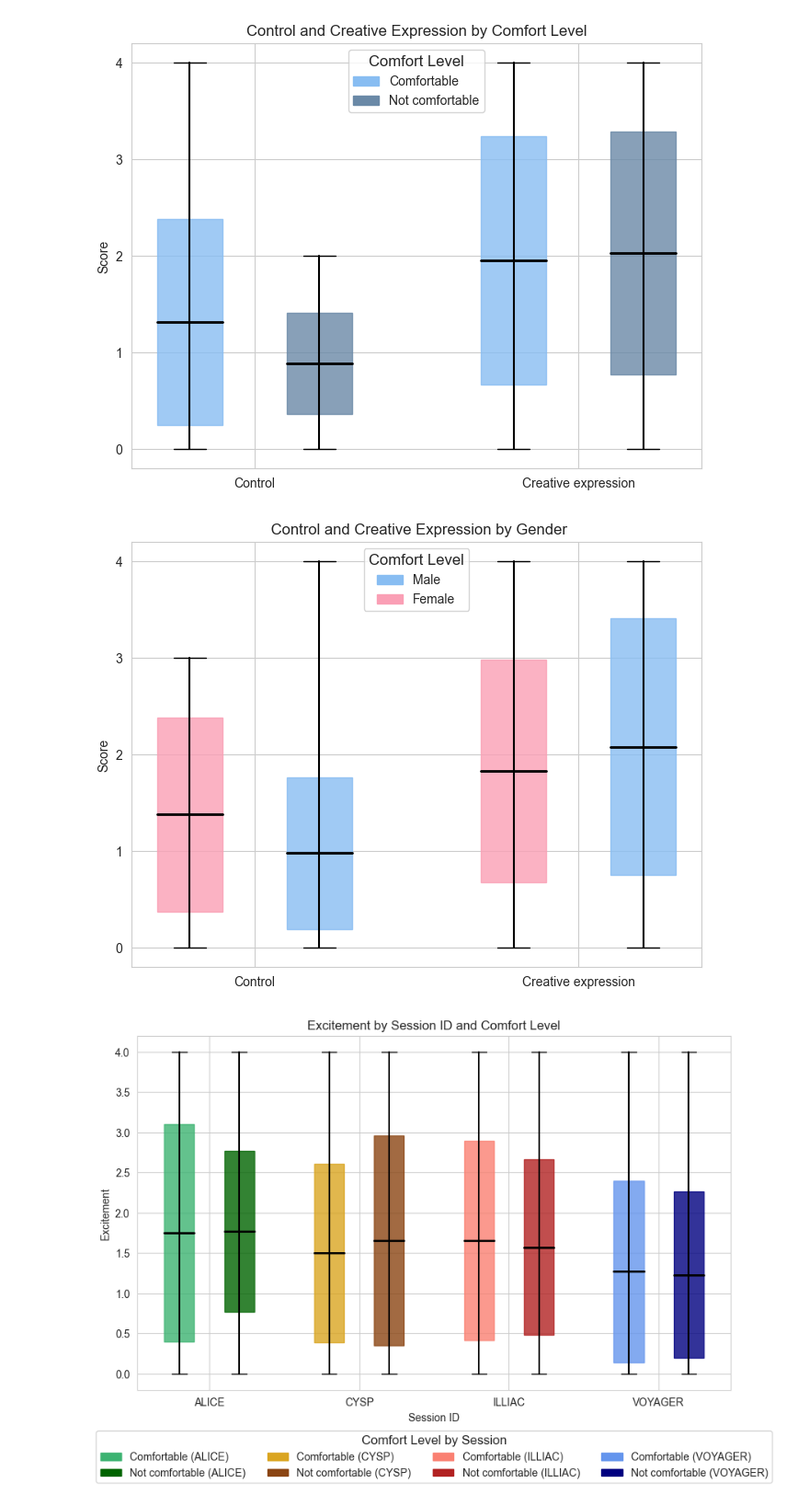
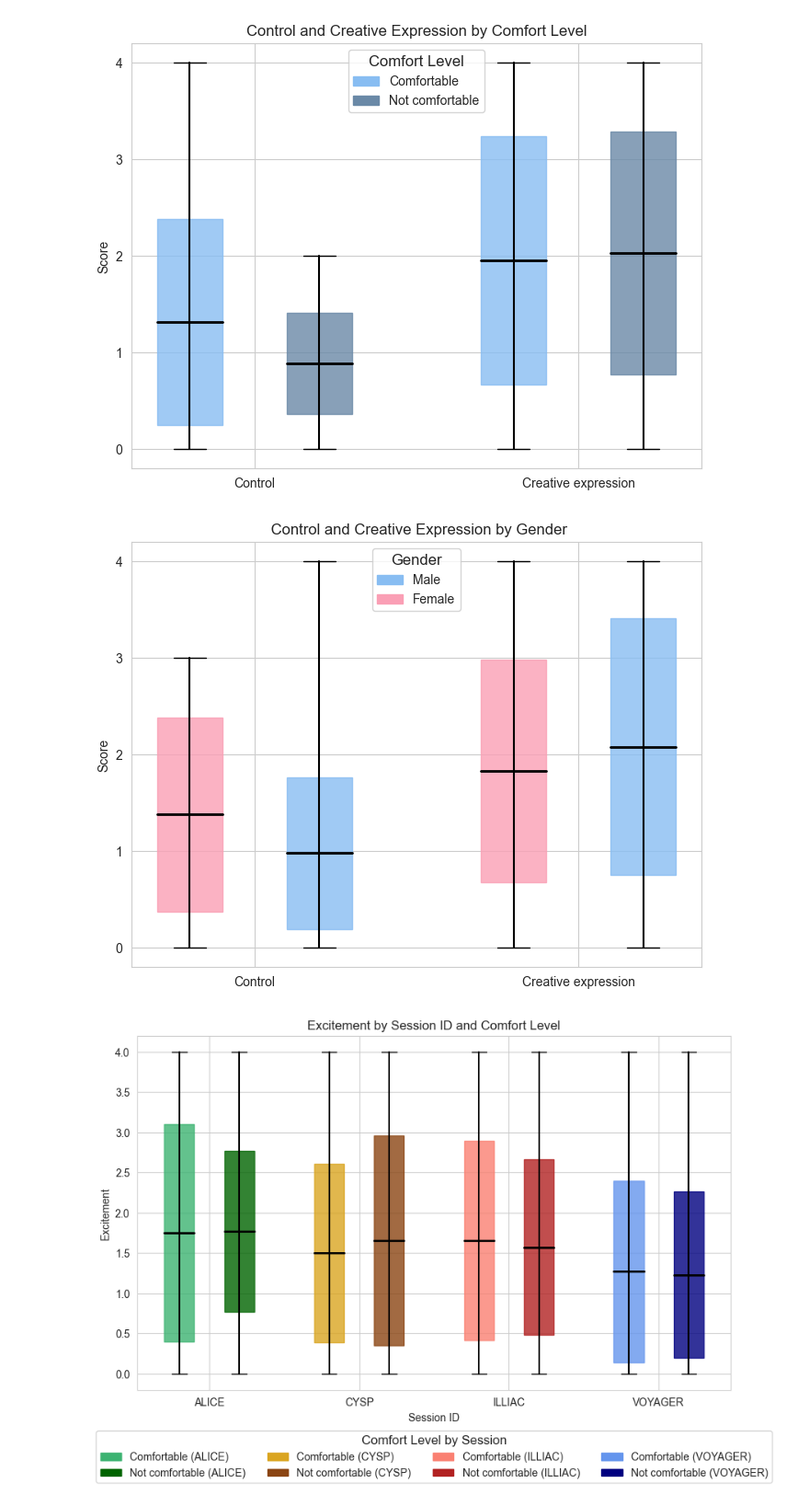
Before and after one commit to ihneskarbovik/IN5060-assignment3, a Jupyter notebook: study.ipynb, the cells around one changed output. Shown: that part at 92% size. Cells and saved outputs as stored; diff of their text form; code cells hidden in the pictures.

```diff
--- a/study.ipynb
+++ b/study.ipynb
@@ -401,35 +401,35 @@ for idx, var in enumerate(df_melted['Variable'].unique()):
         ax.plot([position - 0.05, position + 0.05], [whisker_max, whisker_max], color='black', lw=1)  # Max cap
 
         # Plot the box (std around the mean)
         box_bottom = mean - std
         box_top = mean + std
         ax.add_patch(plt.Rectangle(
             (position - 0.1, box_bottom),  # Bottom-left corner
             0.2,                          # Box width
             2 * std,                      # Box height
             color=palette[comfort], alpha=0.8, edgecolor="black"
         ))
 
         # Plot the mean line
         ax.plot([position - 0.1, position + 0.1], [mean, mean], color="black", lw=2)  # Mean line
 
 # Set labels and title
 ax.set_xticks([0, 1])
 ax.set_xticklabels(['Control', 'Creative expression'])
 ax.set_yticks(range(0, 5))
 ax.set_ylabel('Score')
 ax.set_title(' Control and Creative Expression by Gender')
 
 legend_handles = [
     mpatches.Patch(color=colors[1], label='Male'),
     mpatches.Patch(color='#fa9fb5', label='Female')
 ]
-ax.legend(handles=legend_handles, title='Comfort Level',
+ax.legend(handles=legend_handles, title='Gender',
           loc='upper center', fontsize=10, title_fontsize=12)
 
 plt.show()
 # %% [output]
-[figure, old version]
+[figure, new version]
 # %%
 stats = grouped_df_all.groupby(['Session_ID', 'Comfortable with expressing emotions'])['Excitement'].agg(
     mean='mean', std='std', min='min', max='max'
```
